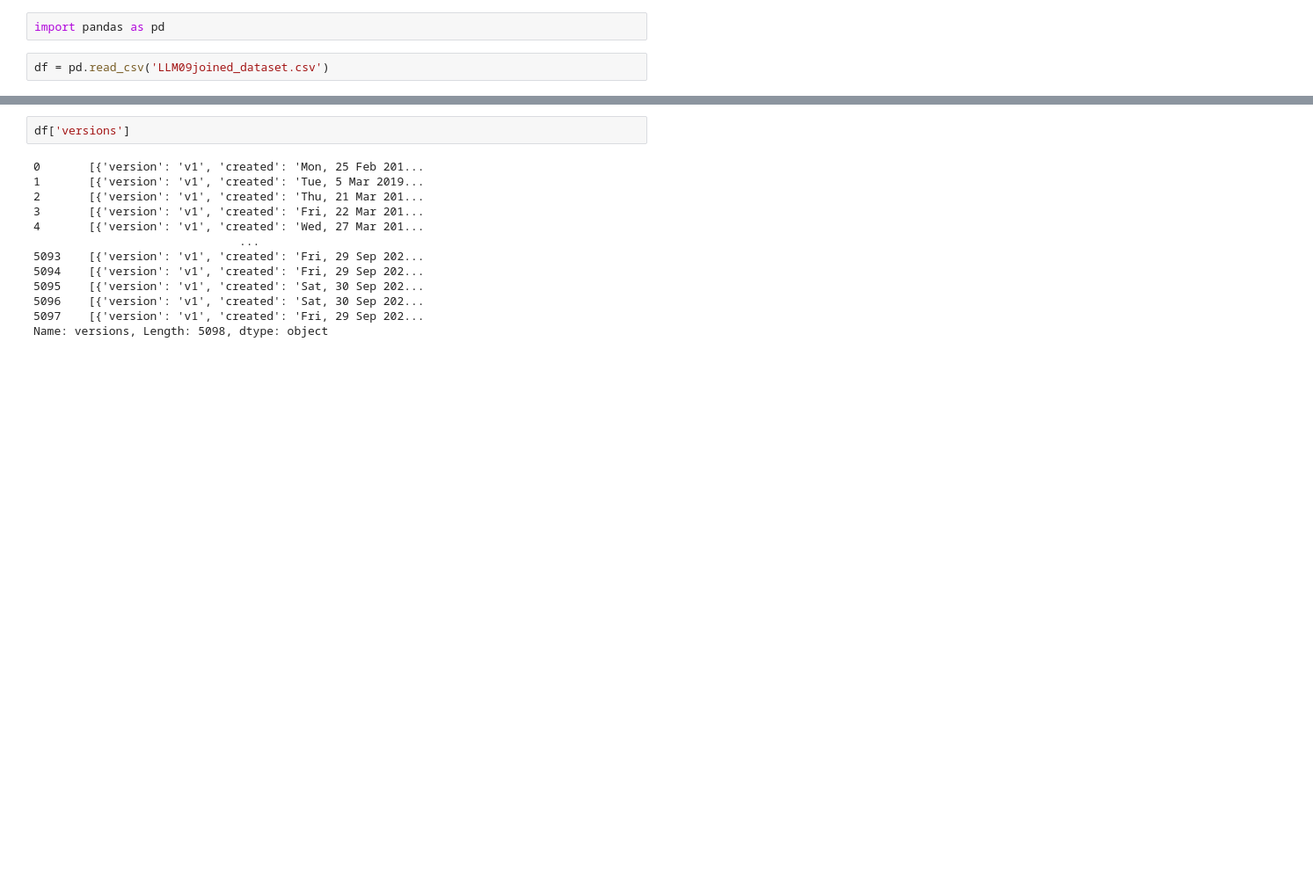
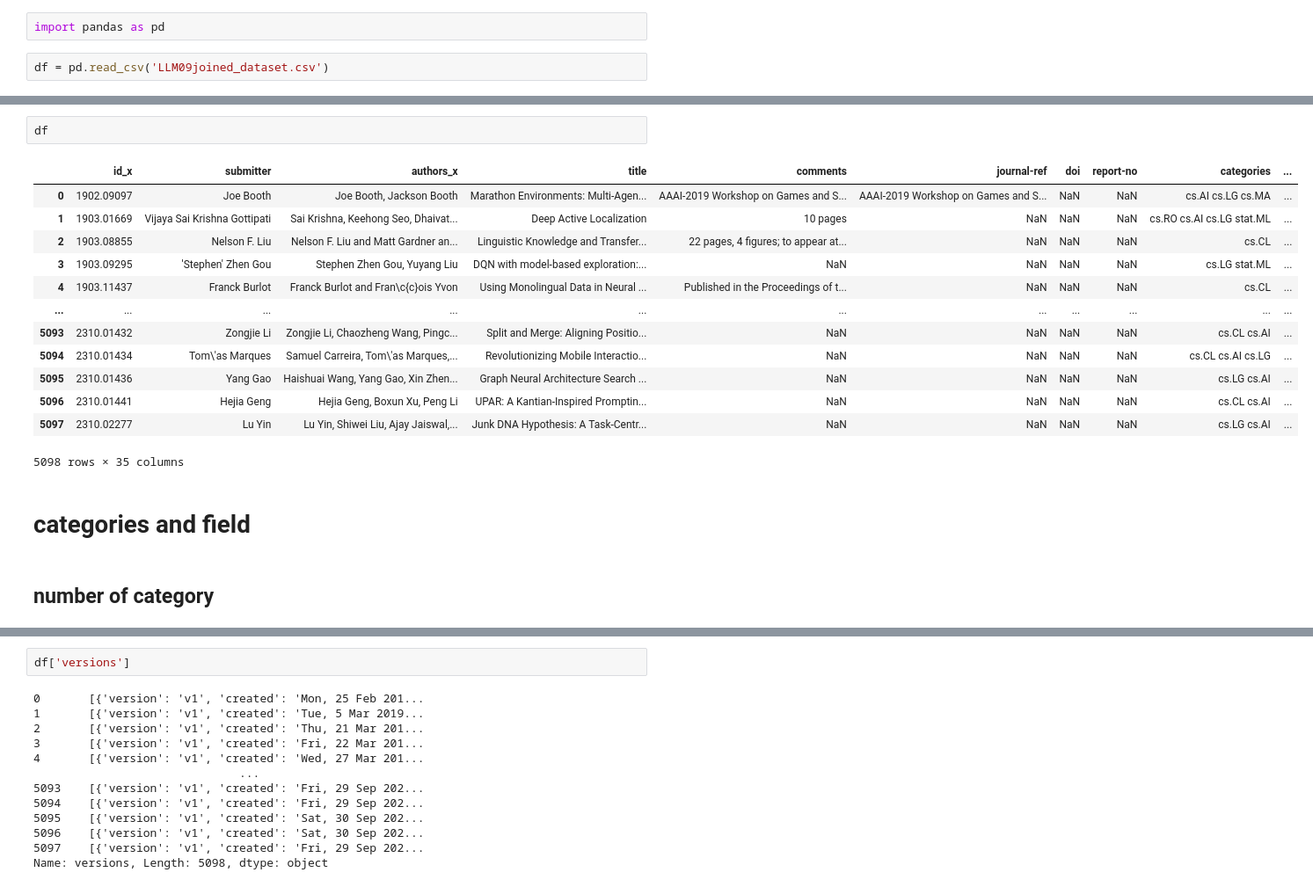
Before and after one commit to jiaweixu98/ChatGPTinnovationWaves, a Jupyter notebook: llm_final_paper.ipynb, the cells around one changed output, grey strips where cells are left out. Shown at 88% size. Saved outputs shown, nothing was run; the diff lists cells and outputs as text; blank space fills up the shorter version.

```diff
--- a/llm_final_paper.ipynb
+++ b/llm_final_paper.ipynb
@@ -4,0 +25,20 @@ df = pd.read_csv('LLM09joined_dataset.csv')
+# %%
+df
+# %% [output]
+|  | id_x | submitter | authors_x | title | comments | journal-ref | doi | report-no | categories | ... |
+| 0 | 1902.09097 | Joe Booth | Joe Booth, Jackson Booth | Marathon Environments: Multi-Agen... | AAAI-2019 Workshop on Games and S... | AAAI-2019 Workshop on Games and S... | NaN | NaN | cs.AI cs.LG cs.MA | ... |
+| 1 | 1903.01669 | Vijaya Sai Krishna Gottipati | Sai Krishna, Keehong Seo, Dhaivat... | Deep Active Localization | 10 pages | NaN | NaN | NaN | cs.RO cs.AI cs.LG stat.ML | ... |
+| 2 | 1903.08855 | Nelson F. Liu | Nelson F. Liu and Matt Gardner an... | Linguistic Knowledge and Transfer... | 22 pages, 4 figures; to appear at... | NaN | NaN | NaN | cs.CL | ... |
+| 3 | 1903.09295 | 'Stephen' Zhen Gou | Stephen Zhen Gou, Yuyang Liu | DQN with model-based exploration:... | NaN | NaN | NaN | NaN | cs.LG stat.ML | ... |
+| 4 | 1903.11437 | Franck Burlot | Franck Burlot and Fran\c{c}ois Yvon | Using Monolingual Data in Neural ... | Published in the Proceedings of t... | NaN | NaN | NaN | cs.CL | ... |
+| ... | ... | ... | ... | ... | ... | ... | ... | ... | ... | ... |
+| 5093 | 2310.01432 | Zongjie Li | Zongjie Li, Chaozheng Wang, Pingc... | Split and Merge: Aligning Positio... | NaN | NaN | NaN | NaN | cs.CL cs.AI | ... |
+| 5094 | 2310.01434 | Tom\'as Marques | Samuel Carreira, Tom\'as Marques,... | Revolutionizing Mobile Interactio... | NaN | NaN | NaN | NaN | cs.CL cs.AI cs.LG | ... |
+| 5095 | 2310.01436 | Yang Gao | Haishuai Wang, Yang Gao, Xin Zhen... | Graph Neural Architecture Search ... | NaN | NaN | NaN | NaN | cs.LG cs.AI | ... |
+| 5096 | 2310.01441 | Hejia Geng | Hejia Geng, Boxun Xu, Peng Li | UPAR: A Kantian-Inspired Promptin... | NaN | NaN | NaN | NaN | cs.CL cs.AI | ... |
+| 5097 | 2310.02277 | Lu Yin | Lu Yin, Shiwei Liu, Ajay Jaiswal,... | Junk DNA Hypothesis: A Task-Centr... | NaN | NaN | NaN | NaN | cs.LG cs.AI | ... |
+5098 rows × 35 columns
+# %% [markdown]
+# categories and field
+# %% [markdown]
+## number of category
```
Also changed, not shown: parts of 13 cells of this notebook.
